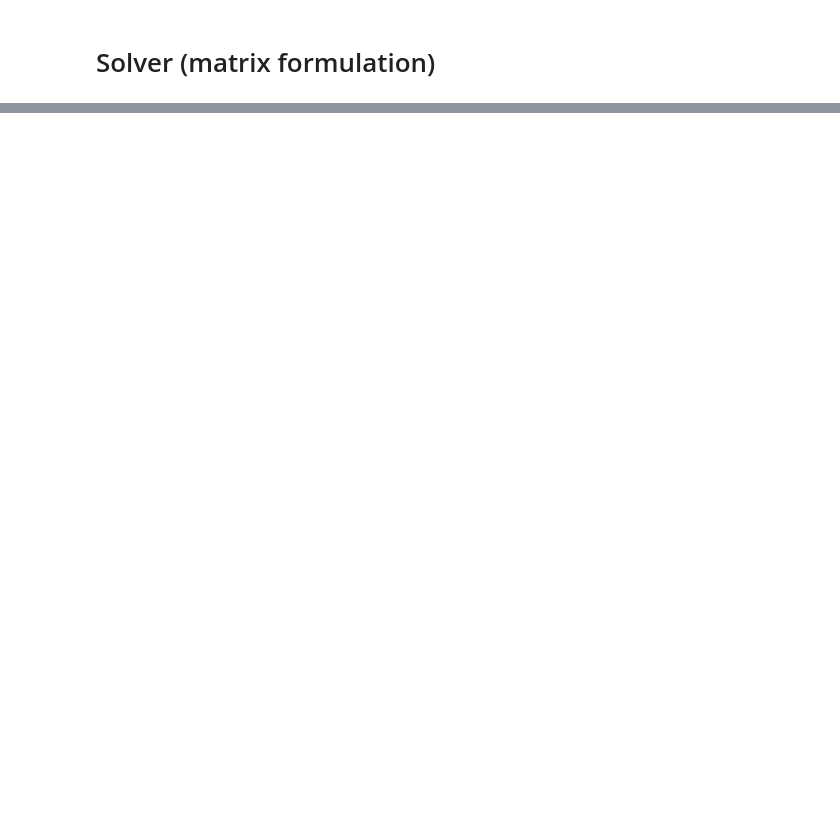
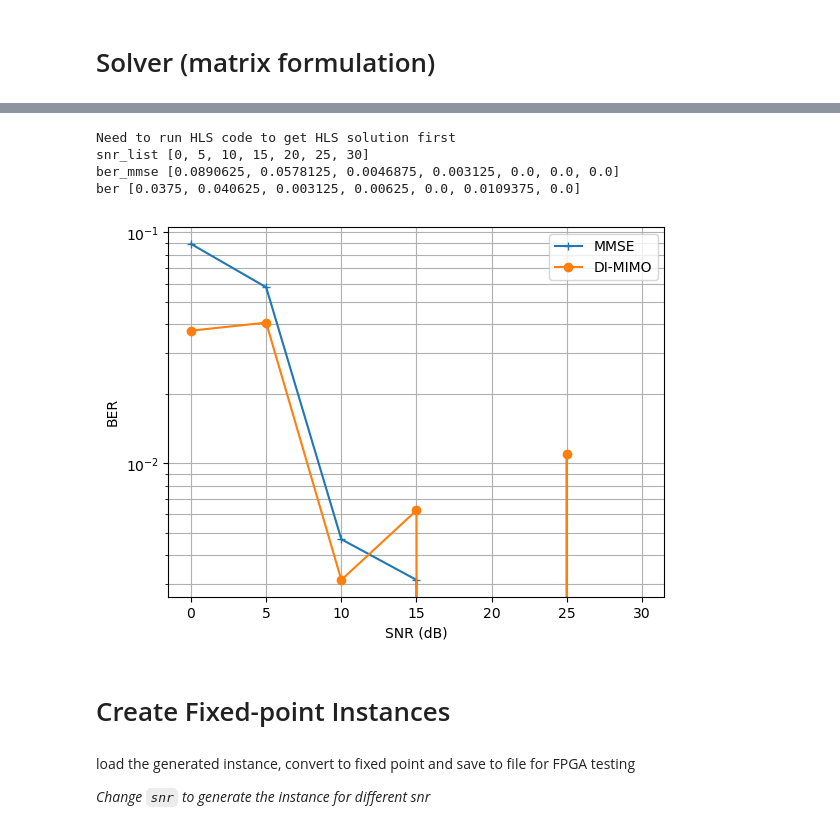
Before and after one commit to hy592/6775-Final-Project, a Jupyter notebook: DI_MIMO.ipynb, the cells around one changed output, grey strips where cells are left out. Saved outputs shown, nothing was run; the diff lists cells and outputs as text; code cells hidden in the pictures; blank space fills up the shorter version.

Commit message:
update for FPGA test

```diff
--- a/DI_MIMO.ipynb
+++ b/DI_MIMO.ipynb
@@ -679,0 +564,14 @@ plt.savefig('snr_plot.pdf', format='pdf')
+# %%
+BER("HLS")
+# %% [output]
+Need to run HLS code to get HLS solution first
+snr_list [0, 5, 10, 15, 20, 25, 30]
+ber_mmse [0.0890625, 0.0578125, 0.0046875, 0.003125, 0.0, 0.0, 0.0]
+ber [0.0375, 0.040625, 0.003125, 0.00625, 0.0, 0.0109375, 0.0]
+[figure, added]
+# %% [markdown]
+# Create Fixed-point Instances
+# %% [markdown]
+load the generated instance, convert to fixed point and save to file for FPGA testing
+
+*Change `snr` to generate the instance for different snr*
```
Also changed, not shown: parts of 21 cells of this notebook, 8 other files.
